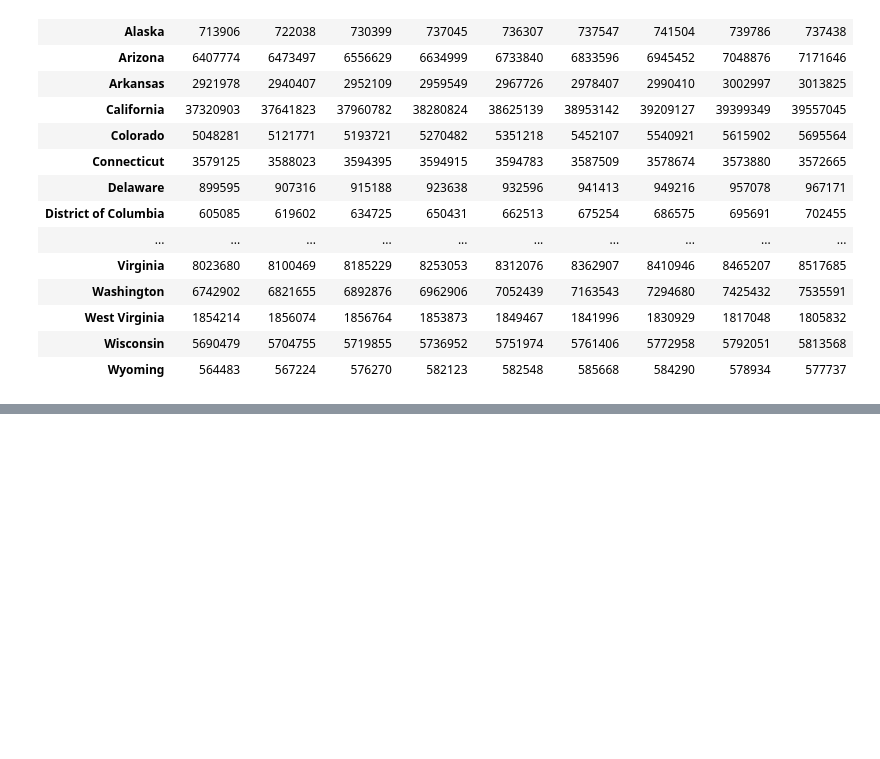
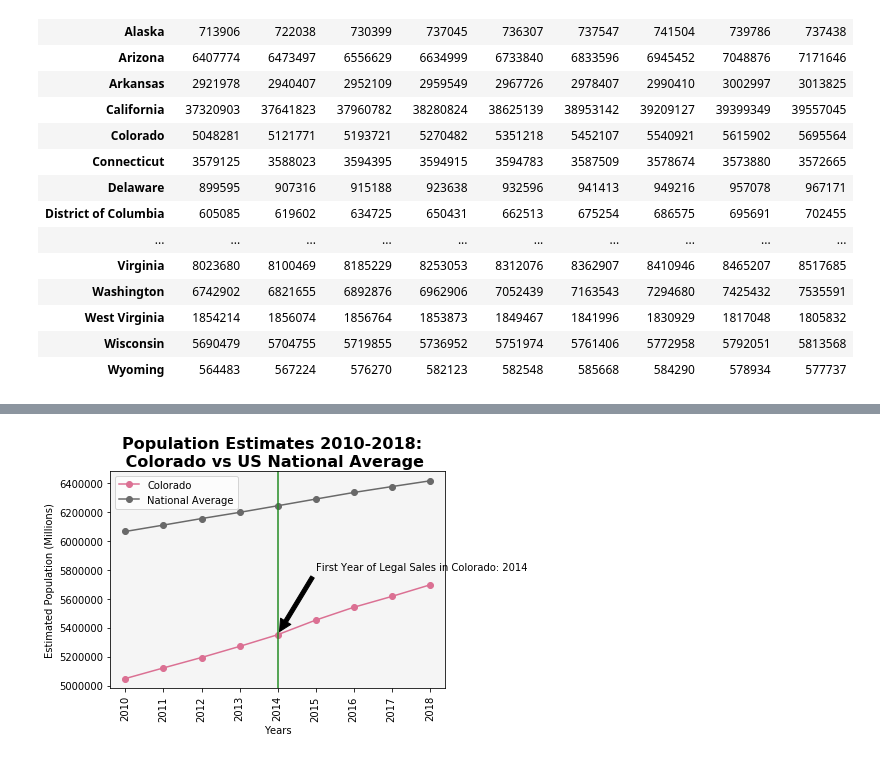
Before and after one commit to chane-d/group-project-one, a Jupyter notebook: POPSTATS_Chane/state_populations.py.ipynb, the cells around one changed output, grey strips where cells are left out. Drawn from its saved outputs; the diff is of its cells as text; code cells hidden in the pictures; blank space fills up the shorter version.

```diff
--- a/POPSTATS_Chane/state_populations.py.ipynb
+++ b/POPSTATS_Chane/state_populations.py.ipynb
@@ -88,0 +78,3 @@ TypeError: 'module' object is not callable
+# %%
+national_average = new_pop_data.iloc[1:52].mean()
+national_average
@@ -88,0 +92,30 @@ TypeError: 'module' object is not callable
+# %%
+years = [2010, 2011, 2012, 2013, 2014, 2015, 2016, 2017, 2018]
+colorado = new_pop_data.loc['Colorado', ['2010', '2011', '2012', '2013', '2014', '2015', '2016', '2017', '2018']]
+alaska = new_pop_data.loc['Alaska', ['2010', '2011', '2012', '2013', '2014', '2015', '2016', '2017', '2018']]
+oregon = new_pop_data.loc['Oregon', ['2010', '2011', '2012', '2013', '2014', '2015', '2016', '2017', '2018']]
+washington = new_pop_data.loc['Washington', ['2010', '2011', '2012', '2013', '2014', '2015', '2016', '2017', '2018']]
+# %%
+#create plots for legal states
+legalyear1=new_pop_data.loc['Colorado']['2014']
+
+fig1,ax1=plt.subplots()
+ax1.plot(years, colorado, color="palevioletred", label="Colorado",marker='o')
+ax1.plot(years, national_average, color="dimgrey", label="National Average",marker='o')
+
+plt.legend(loc="best")
+ttl=fig1.suptitle("Population Estimates 2010-2018:\n Colorado vs US National Average", fontsize=16, fontweight="bold")
+ttl.set_position([.5,1])
+plt.xlabel("Years")
+plt.ylabel("Estimated Population (Millions)")
+plt.xticks(years,rotation='vertical')
+plt.axvline(x=2014,color='forestgreen')
+
+ax1.set_facecolor('whitesmoke')
+
+ax1.annotate('First Year of Legal Sales in Colorado: 2014', xy=(2014, legalyear1), xytext=(2015, 5800000),
+            arrowprops=dict(facecolor='black', shrink=0.05))
+
+plt.show()
+# %% [output]
+[figure, added]
```
Also changed, not shown: parts of 20 cells of this notebook.
